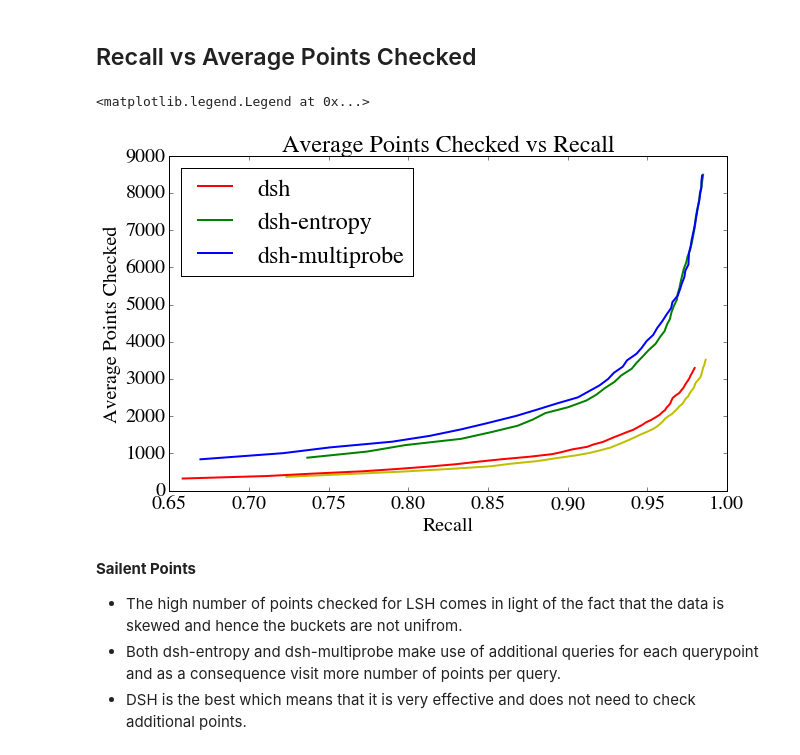
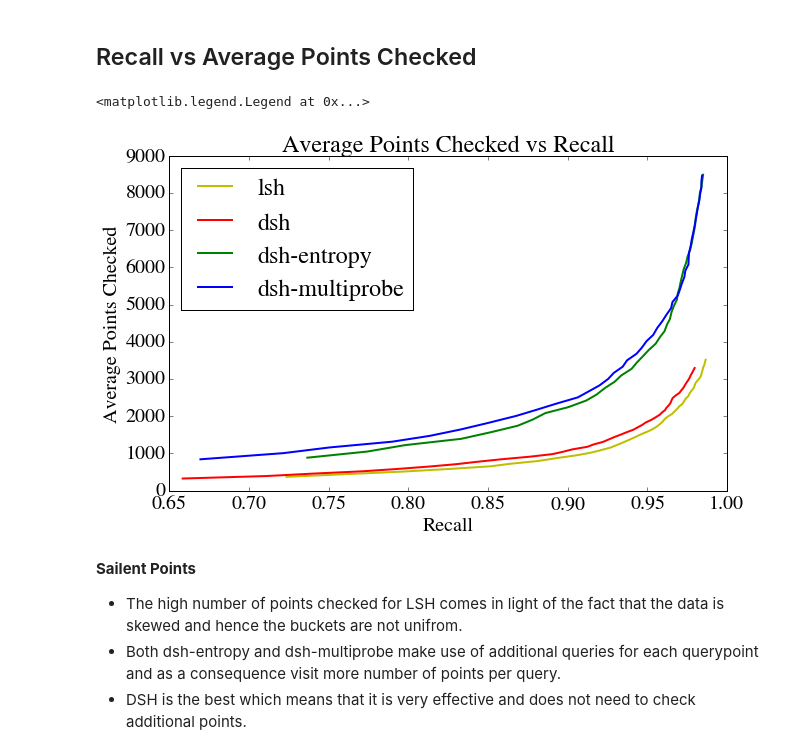
Before and after one commit to srijanshetty/data-sensitive-hashing, a Jupyter notebook: results/Analysis.ipynb, the cells around one changed output. Cells and saved outputs as stored; diff of their text form; code cells hidden in the pictures.

```diff
--- a/results/Analysis.ipynb
+++ b/results/Analysis.ipynb
@@ -112,20 +112,20 @@ plt.legend([plot0, plot1, plot2, plot3], ['lsh', 'dsh', 'dsh-entropy', 'dsh-mult
 # %%
 lsh['avg-points'] = lsh['points'] / 1000
 dsh['avg-points'] = dsh['points']
 entropy['avg-points'] = entropy['points'] / 1000
 multiprobe['avg-points'] = multiprobe['points'] / 1000
 
 plt.title('Average Points Checked vs Recall')
 plt.xlabel('Recall')
 plt.ylabel('Average Points Checked')
 plot0, = plt.plot(lsh['recall'], lsh['avg-points'], 'y')
 plot1, = plt.plot(dsh['recall'], dsh['avg-points'], 'r')
 plot2, = plt.plot(entropy['recall'], entropy['avg-points'], 'g')
 plot3, = plt.plot(multiprobe['recall'], multiprobe['avg-points'], 'b')
-plt.legend([plot1, plot2, plot3], ['dsh', 'dsh-entropy', 'dsh-multiprobe'], loc=2)
+plt.legend([plot0, plot1, plot2, plot3], ['lsh', 'dsh', 'dsh-entropy', 'dsh-multiprobe'], loc=2)
 # %% [output]
 <matplotlib.legend.Legend at 0x...>
-[figure, old version]
+[figure, new version]
 # %% [markdown]
 **Sailent Points**
 
```
Also changed, not shown: parts of 3 cells of this notebook, 7 other files.
